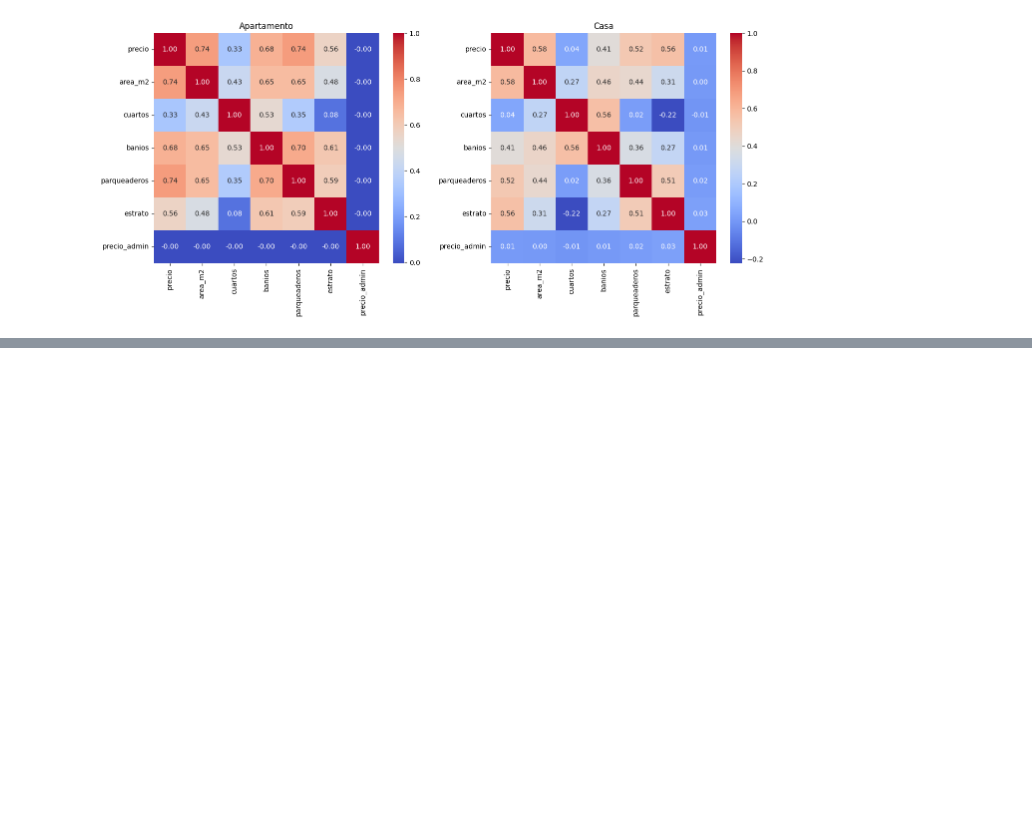
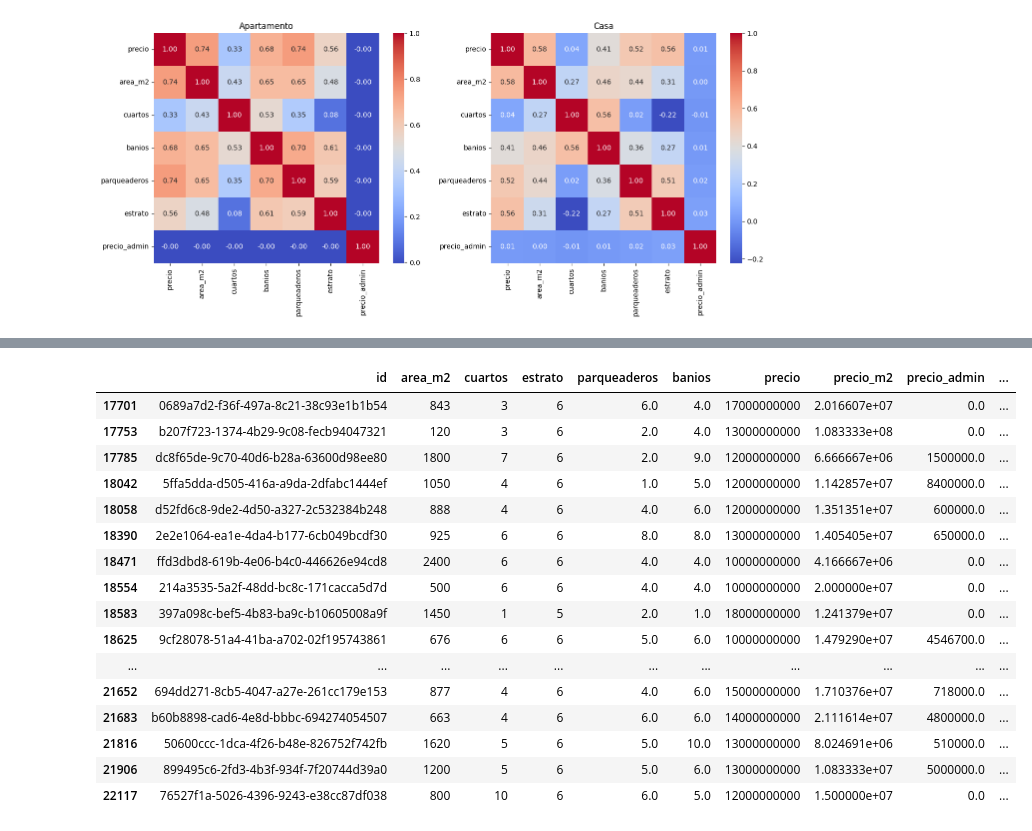
Before and after one commit to raulhiguerac/side, a Jupyter notebook: backend/analytics-service/notebooks/01_eda_bogota.ipynb, the cells around one changed output, grey strips where cells are left out. Saved outputs shown, nothing was run; the diff lists cells and outputs as text; code cells hidden in the pictures; blank space fills up the shorter version.

```diff
--- a/backend/analytics-service/notebooks/01_eda_bogota.ipynb
+++ b/backend/analytics-service/notebooks/01_eda_bogota.ipynb
@@ -461,0 +495,20 @@ Text(0.5, 1.0, 'Casa')
+# %%
+df[df['precio'] >= 10000000000]
+# %% [output]
+|  | id | area_m2 | cuartos | estrato | parqueaderos | banios | precio | precio_m2 | precio_admin | ... |
+| 17701 | 0689a7d2-f36f-497a-8c21-38c93e1b1b54 | 843 | 3 | 6 | 6.0 | 4.0 | 17000000000 | 2.016607e+07 | 0.0 | ... |
+| 17753 | b207f723-1374-4b29-9c08-fecb94047321 | 120 | 3 | 6 | 2.0 | 4.0 | 13000000000 | 1.083333e+08 | 0.0 | ... |
+| 17785 | dc8f65de-9c70-40d6-b28a-63600d98ee80 | 1800 | 7 | 6 | 2.0 | 9.0 | 12000000000 | 6.666667e+06 | 1500000.0 | ... |
+| 18042 | 5ffa5dda-d505-416a-a9da-2dfabc1444ef | 1050 | 4 | 6 | 1.0 | 5.0 | 12000000000 | 1.142857e+07 | 8400000.0 | ... |
+| 18058 | d52fd6c8-9de2-4d50-a327-2c532384b248 | 888 | 4 | 6 | 4.0 | 6.0 | 12000000000 | 1.351351e+07 | 600000.0 | ... |
+| 18390 | 2e2e1064-ea1e-4da4-b177-6cb049bcdf30 | 925 | 6 | 6 | 8.0 | 8.0 | 13000000000 | 1.405405e+07 | 650000.0 | ... |
+| 18471 | ffd3dbd8-619b-4e06-b4c0-446626e94cd8 | 2400 | 6 | 6 | 4.0 | 4.0 | 10000000000 | 4.166667e+06 | 0.0 | ... |
+| 18554 | 214a3535-5a2f-48dd-bc8c-171cacca5d7d | 500 | 6 | 6 | 4.0 | 4.0 | 10000000000 | 2.000000e+07 | 0.0 | ... |
+| 18583 | 397a098c-bef5-4b83-ba9c-b10605008a9f | 1450 | 1 | 5 | 2.0 | 1.0 | 18000000000 | 1.241379e+07 | 0.0 | ... |
+| 18625 | 9cf28078-51a4-41ba-a702-02f195743861 | 676 | 6 | 6 | 5.0 | 6.0 | 10000000000 | 1.479290e+07 | 4546700.0 | ... |
+| ... | ... | ... | ... | ... | ... | ... | ... | ... | ... | ... |
+| 21652 | 694dd271-8cb5-4047-a27e-261cc179e153 | 877 | 4 | 6 | 4.0 | 6.0 | 15000000000 | 1.710376e+07 | 718000.0 | ... |
+| 21683 | b60b8898-cad6-4e8d-bbbc-694274054507 | 663 | 4 | 6 | 6.0 | 6.0 | 14000000000 | 2.111614e+07 | 4800000.0 | ... |
+| 21816 | 50600ccc-1dca-4f26-b48e-826752f742fb | 1620 | 5 | 6 | 5.0 | 10.0 | 13000000000 | 8.024691e+06 | 510000.0 | ... |
+| 21906 | 899495c6-2fd3-4b3f-934f-7f20744d39a0 | 1200 | 5 | 6 | 5.0 | 6.0 | 13000000000 | 1.083333e+07 | 5000000.0 | ... |
+| 22117 | 76527f1a-5026-4396-9243-e38cc87df038 | 800 | 10 | 6 | 6.0 | 5.0 | 12000000000 | 1.500000e+07 | 0.0 | ... |
```
Also changed, not shown: parts of 16 cells of this notebook, 6 other files.
